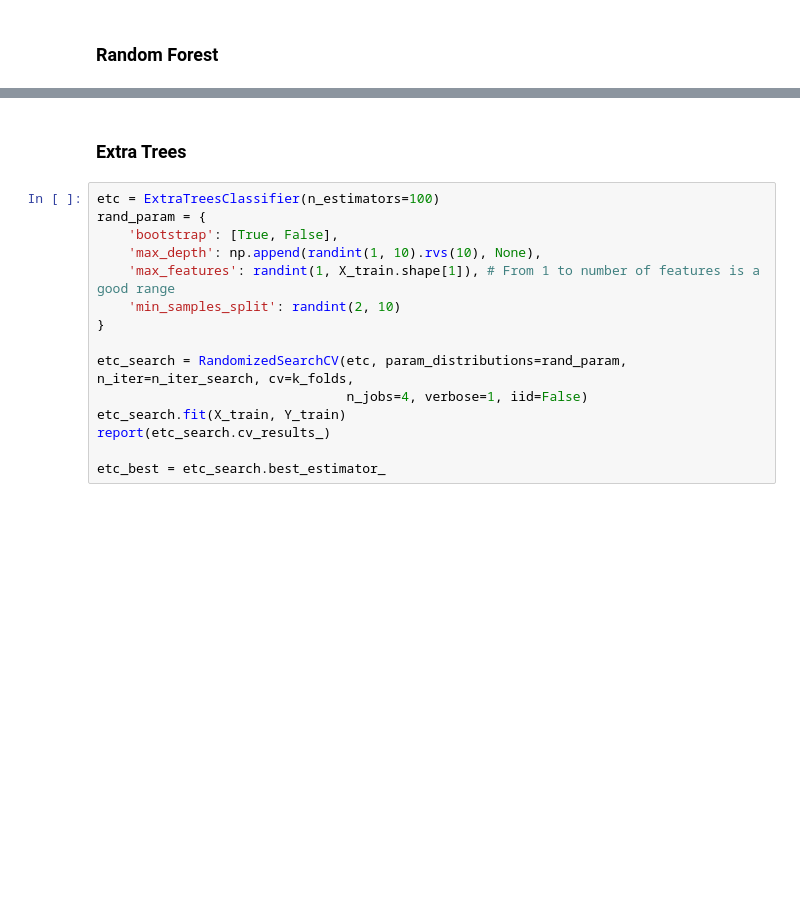
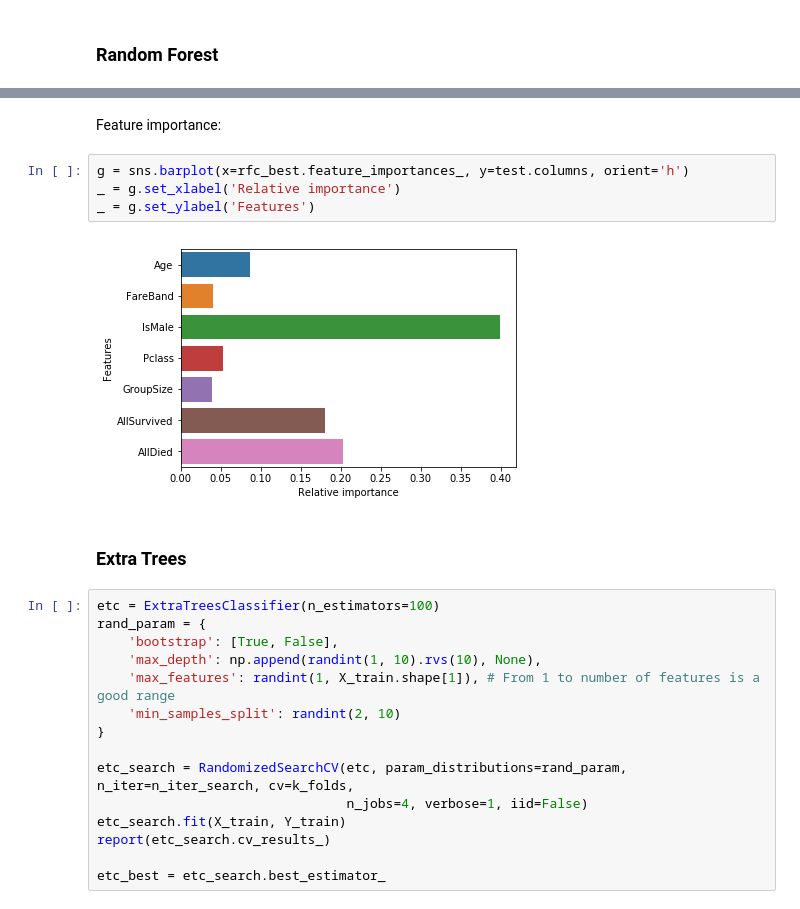
Before and after one commit to davidtvs/kaggle-titanic, a Jupyter notebook: surviving-the-titanic.ipynb, the cells around one changed output, grey strips where cells are left out. Drawn from its saved outputs; the diff is of its cells as text; blank space fills up the shorter version.

```diff
--- a/surviving-the-titanic.ipynb
+++ b/surviving-the-titanic.ipynb
@@ -740,3 +744,11 @@ Parameters: {'max_depth': None, 'bootstrap': True, 'min_samples_split': 9, 'max_
+# %% [markdown]
+Feature importance:
+# %%
+g = sns.barplot(x=rfc_best.feature_importances_, y=test.columns, orient='h')
+_ = g.set_xlabel('Relative importance')
+_ = g.set_ylabel('Features')
+# %% [output]
+[figure, added]
 # %% [markdown]
 ### Extra Trees
 # %%
```
Also changed, not shown: parts of 14 cells of this notebook.
